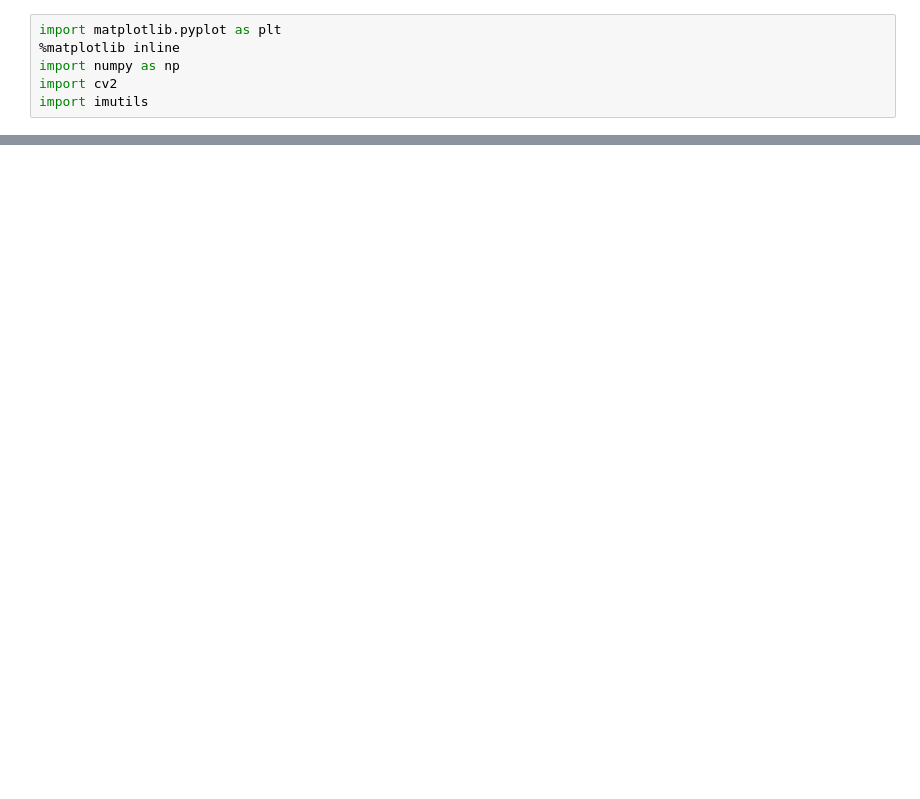
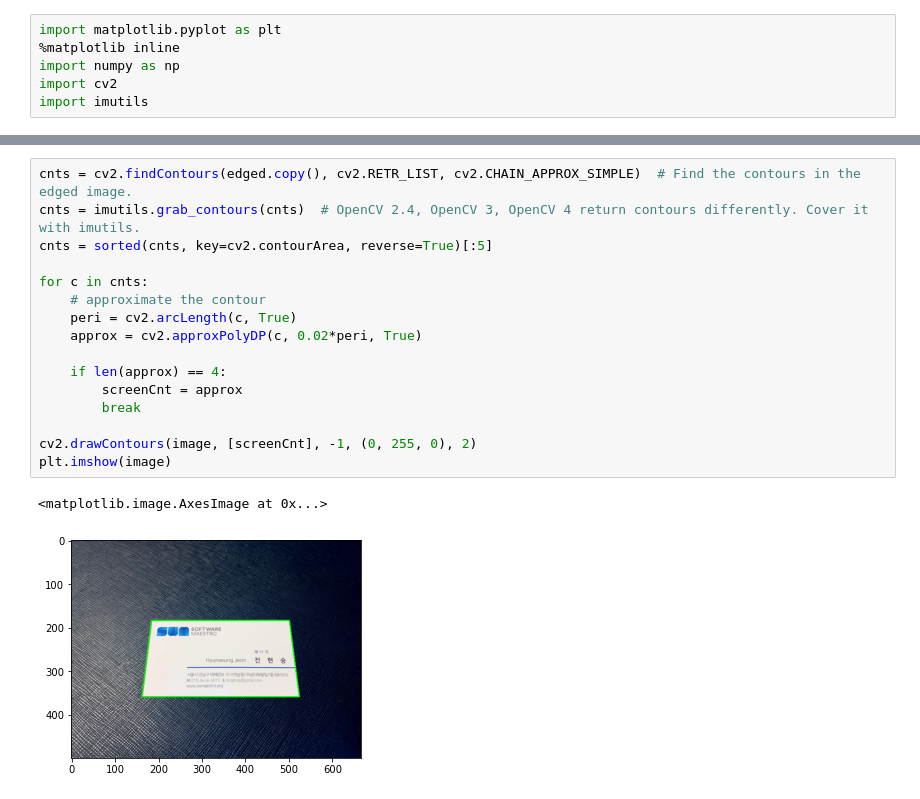
Before and after one commit to Dogdriip/document-scanner, a Jupyter notebook: edge_detection.ipynb, the cells around one changed output, grey strips where cells are left out. Saved outputs shown, nothing was run; the diff lists cells and outputs as text; blank space fills up the shorter version.

Commit message:
findContour part

```diff
--- a/edge_detection.ipynb
+++ b/edge_detection.ipynb
@@ -37,0 +36,19 @@ plt.show()
+# %%
+cnts = cv2.findContours(edged.copy(), cv2.RETR_LIST, cv2.CHAIN_APPROX_SIMPLE)  # Find the contours in the edged image.
+cnts = imutils.grab_contours(cnts)  # OpenCV 2.4, OpenCV 3, OpenCV 4 return contours differently. Cover it with imutils.
+cnts = sorted(cnts, key=cv2.contourArea, reverse=True)[:5]
+
+for c in cnts:
+    # approximate the contour
+    peri = cv2.arcLength(c, True)
+    approx = cv2.approxPolyDP(c, 0.02*peri, True)
+
+    if len(approx) == 4:
+        screenCnt = approx
+        break
+
+cv2.drawContours(image, [screenCnt], -1, (0, 255, 0), 2)
+plt.imshow(image)
+# %% [output]
+<matplotlib.image.AxesImage at 0x...>
+[figure, added]
```
Also changed, not shown: parts of 6 cells of this notebook, 1 other file.
